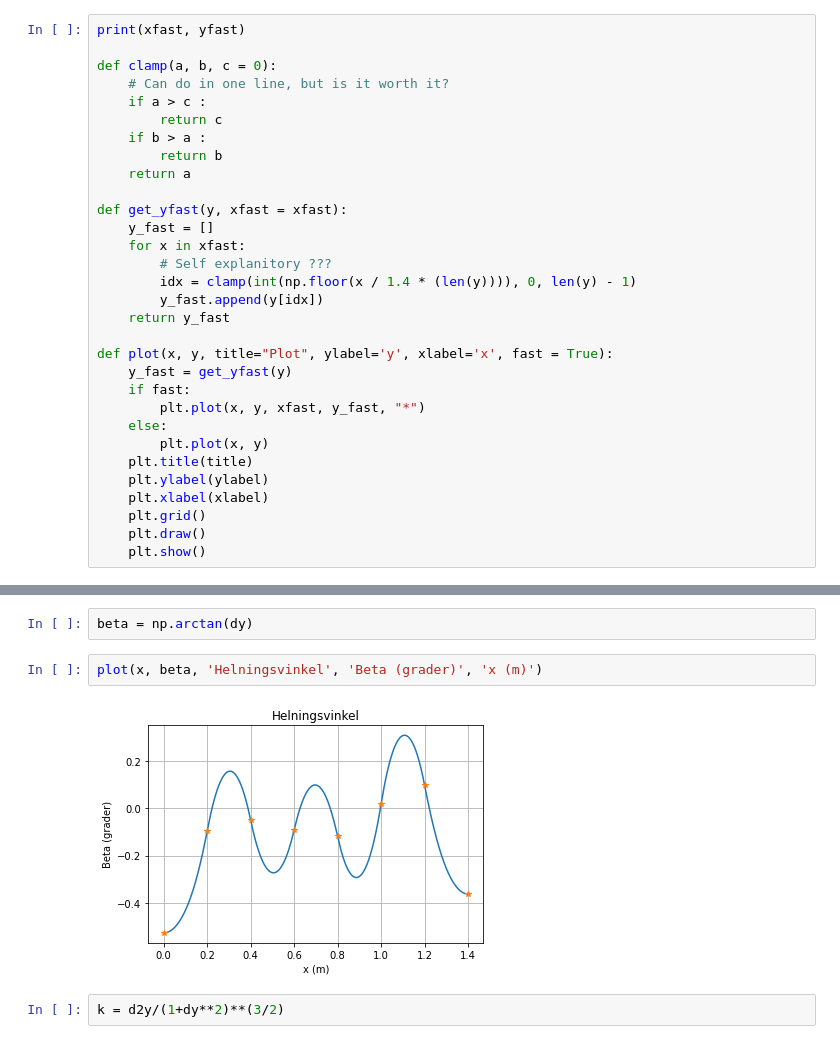
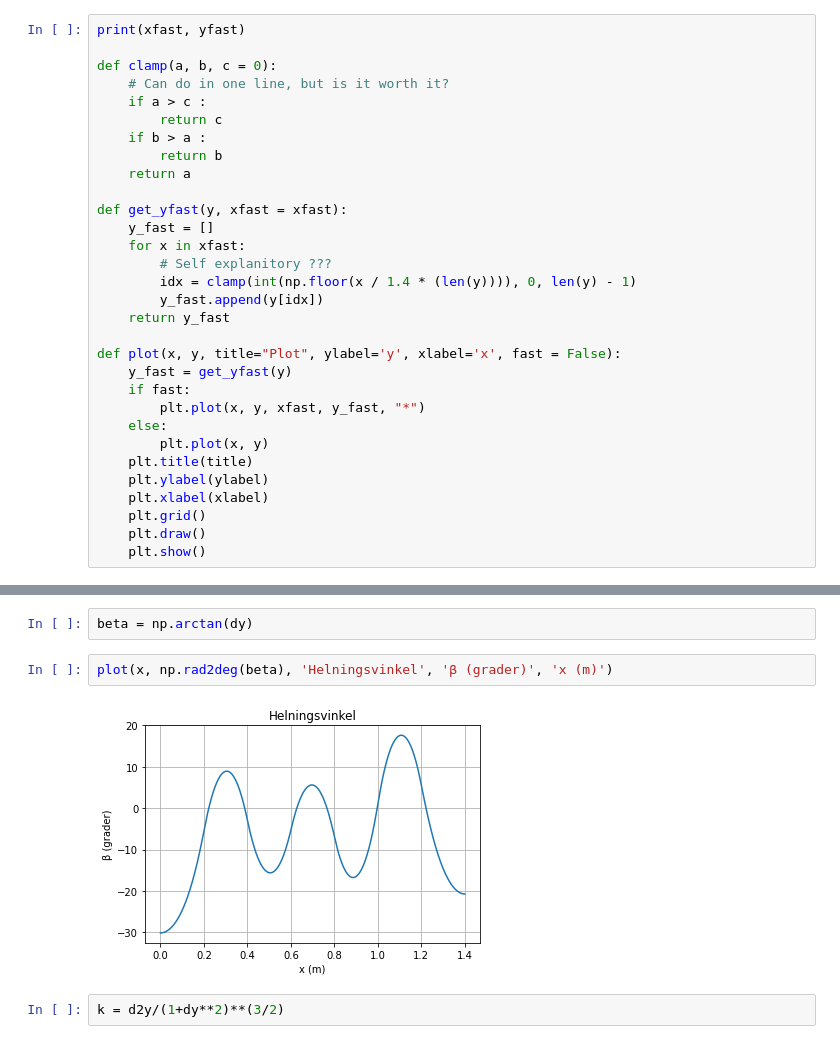
Before and after one commit to nerok/TFY4125-305-1, a Jupyter notebook: numerisk_analyse.ipynb, the cells around one changed output, grey strips where cells are left out. Drawn from its saved outputs; the diff is of its cells as text.

```diff
--- a/numerisk_analyse.ipynb
+++ b/numerisk_analyse.ipynb
@@ -94,7 +94,7 @@ def get_yfast(y, xfast = xfast):
         y_fast.append(y[idx])
     return y_fast
 
-def plot(x, y, title="Plot", ylabel='y', xlabel='x', fast = True):
+def plot(x, y, title="Plot", ylabel='y', xlabel='x', fast = False):
     y_fast = get_yfast(y)
     if fast:
         plt.plot(x, y, xfast, y_fast, "*")
@@ -128,9 +128,9 @@ plot(x, v, 'Hastighet', 'v (m/s)', 'x (m)', False)
 # %%
 beta = np.arctan(dy)
 # %%
-plot(x, beta, 'Helningsvinkel', 'Beta (grader)', 'x (m)')
+plot(x, np.rad2deg(beta), 'Helningsvinkel', 'β (grader)', 'x (m)')
 # %% [output]
-[figure, old version]
+[figure, new version]
 # %%
 k = d2y/(1+dy**2)**(3/2)
 # %%
```
Also changed, not shown: parts of 6 cells of this notebook.
